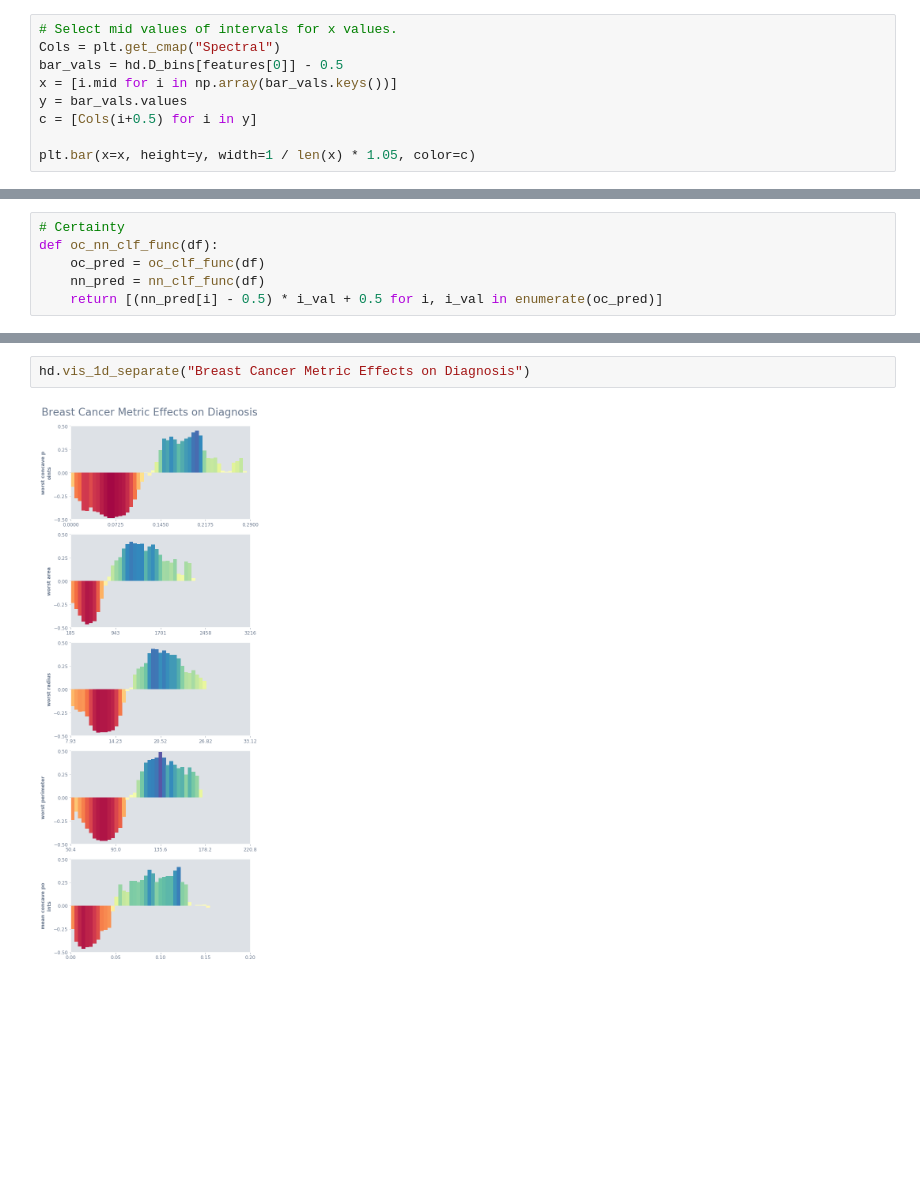
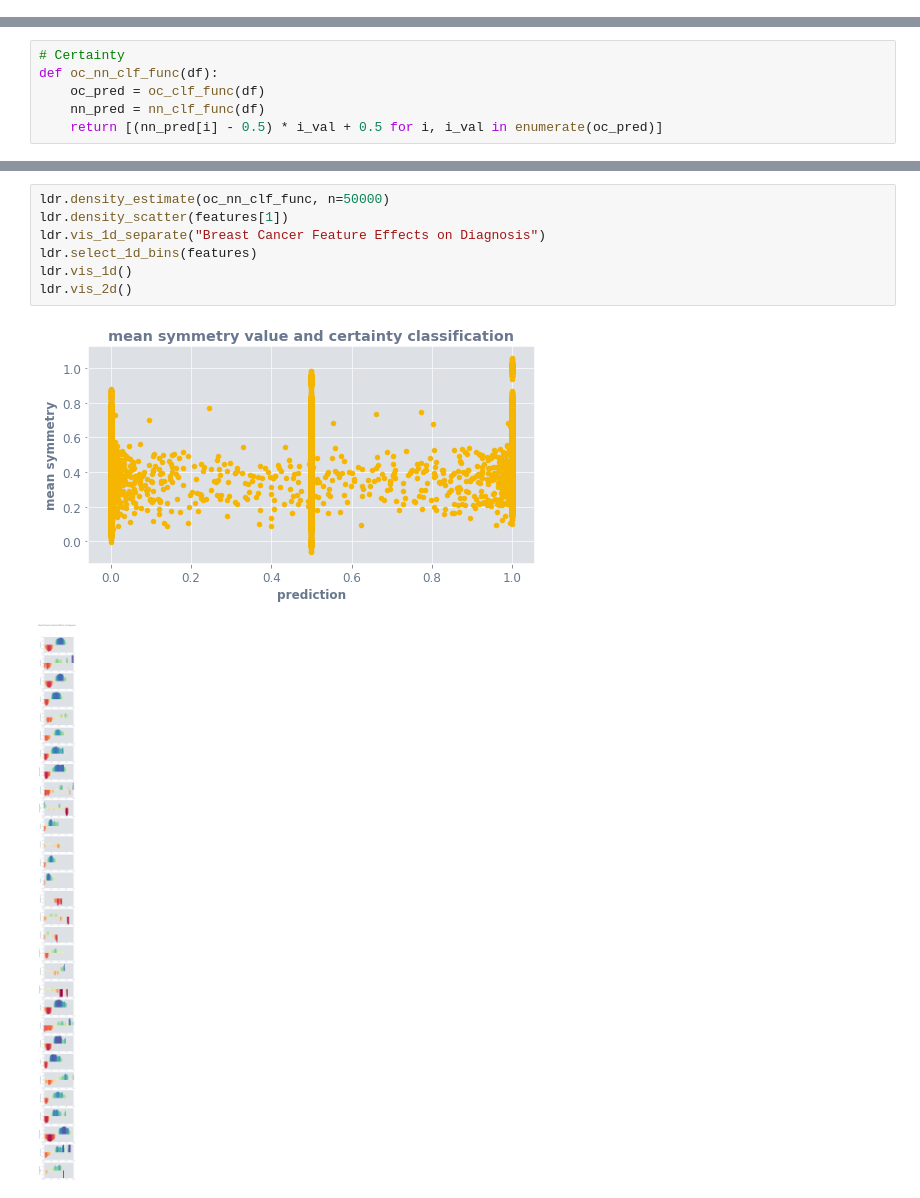
Before and after one commit to Ekrekr/ldr, a Jupyter notebook: classification_example.ipynb, the cells around one changed output, grey strips where cells are left out. Saved outputs shown, nothing was run; the diff lists cells and outputs as text; blank space fills up the shorter version.

```diff
--- a/classification_example.ipynb
+++ b/classification_example.ipynb
@@ -109,9 +92,0 @@ hd.D.head()
-# %%
-# Select mid values of intervals for x values.
-Cols = plt.get_cmap("Spectral")
-bar_vals = hd.D_bins[features[0]] - 0.5
-x = [i.mid for i in np.array(bar_vals.keys())]
-y = bar_vals.values
-c = [Cols(i+0.5) for i in y]
-
-plt.bar(x=x, height=y, width=1 / len(x) * 1.05, color=c)
@@ -416,4 +275,10 @@ hd.vis_2d(title="Breast Cancer Classification NN")
-# %%
-hd.vis_1d_separate("Breast Cancer Metric Effects on Diagnosis")
-# %% [output]
-[figure, removed]
+# %%
+ldr.density_estimate(oc_nn_clf_func, n=50000)
+ldr.density_scatter(features[1])
+ldr.vis_1d_separate("Breast Cancer Feature Effects on Diagnosis")
+ldr.select_1d_bins(features)
+ldr.vis_1d()
+ldr.vis_2d()
+# %% [output]
+[figure, added]
+[figure, added]
```
Also changed, not shown: parts of 49 cells of this notebook, 14 other files.
